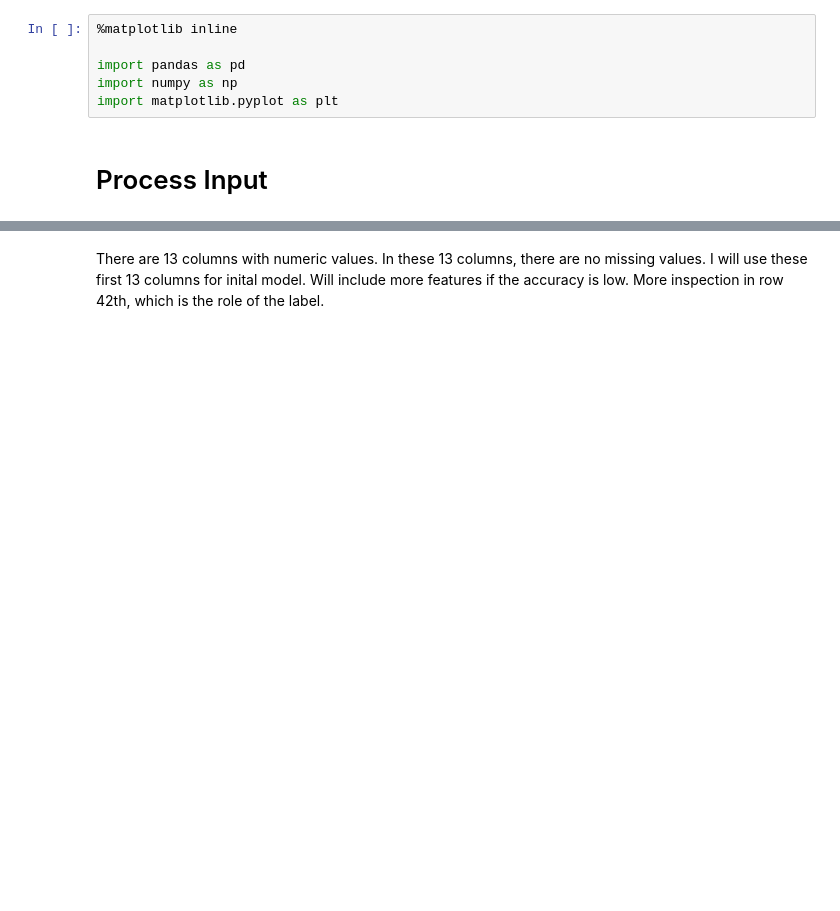
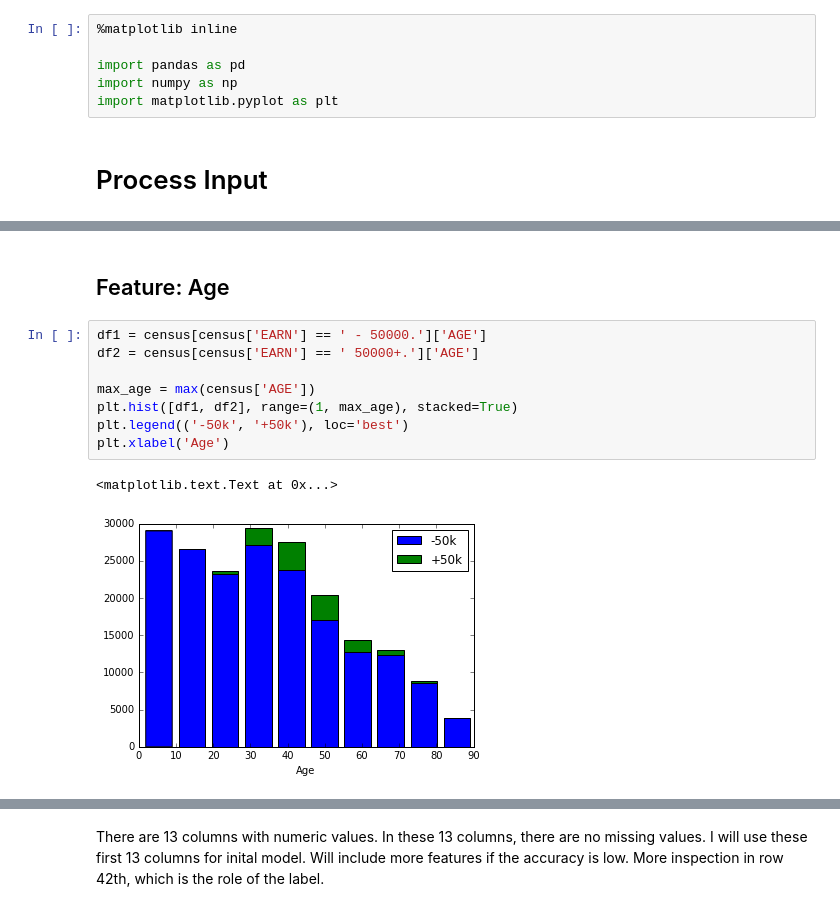
Before and after one commit to thanhluan001/Dataiku_Test, a Jupyter notebook: USCensus.ipynb, the cells around one changed output, grey strips where cells are left out. Saved outputs shown, nothing was run; the diff lists cells and outputs as text; blank space fills up the shorter version.

```diff
--- a/USCensus.ipynb
+++ b/USCensus.ipynb
@@ -53,0 +82,13 @@ census.describe()
+# %% [markdown]
+## Feature: Age
+# %%
+df1 = census[census['EARN'] == ' - 50000.']['AGE']
+df2 = census[census['EARN'] == ' 50000+.']['AGE']
+
+max_age = max(census['AGE'])
+plt.hist([df1, df2], range=(1, max_age), stacked=True)
+plt.legend(('-50k', '+50k'), loc='best')
+plt.xlabel('Age')
+# %% [output]
+<matplotlib.text.Text at 0x...>
+[figure, added]
```
Also changed, not shown: parts of 20 cells of this notebook.
